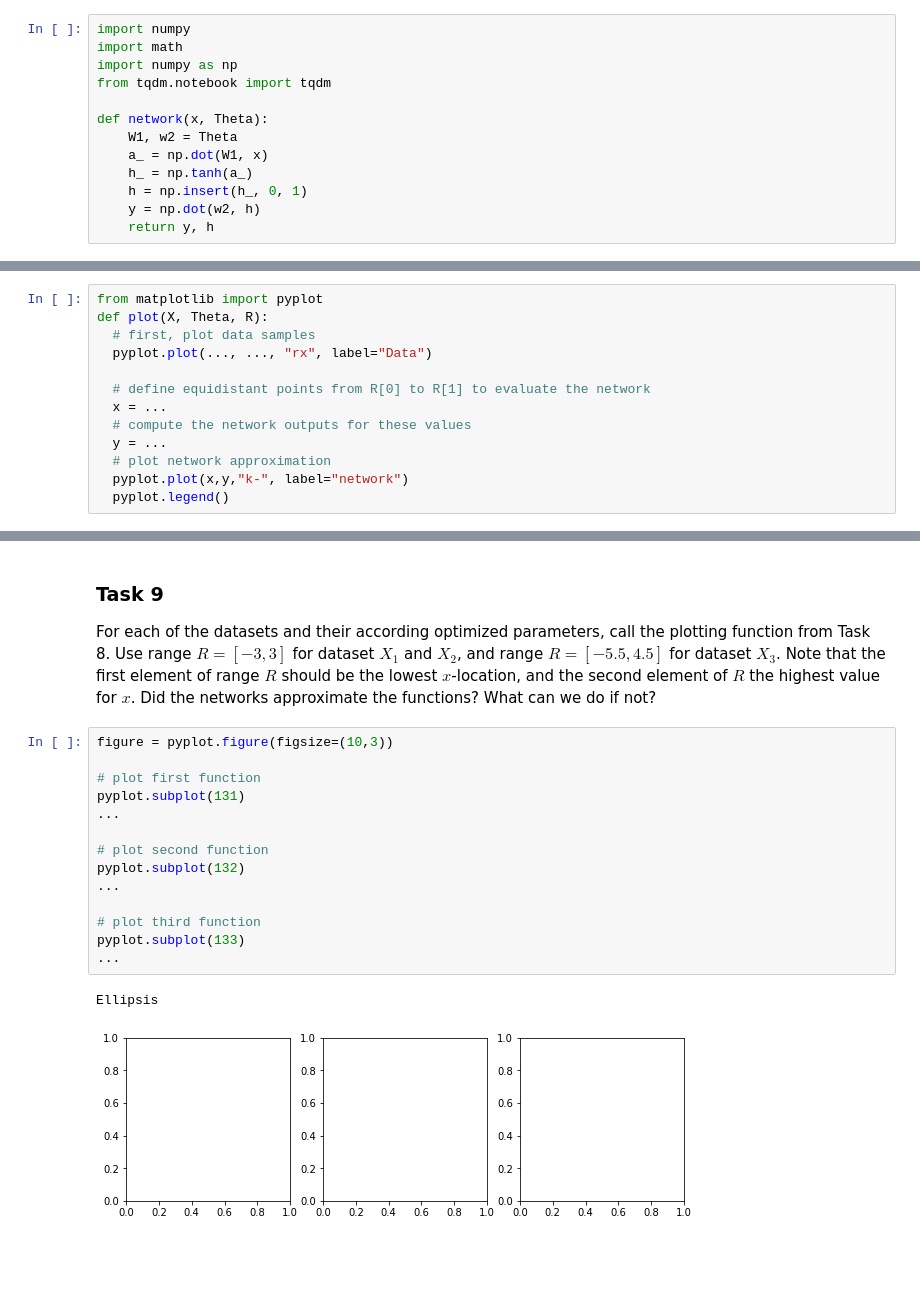
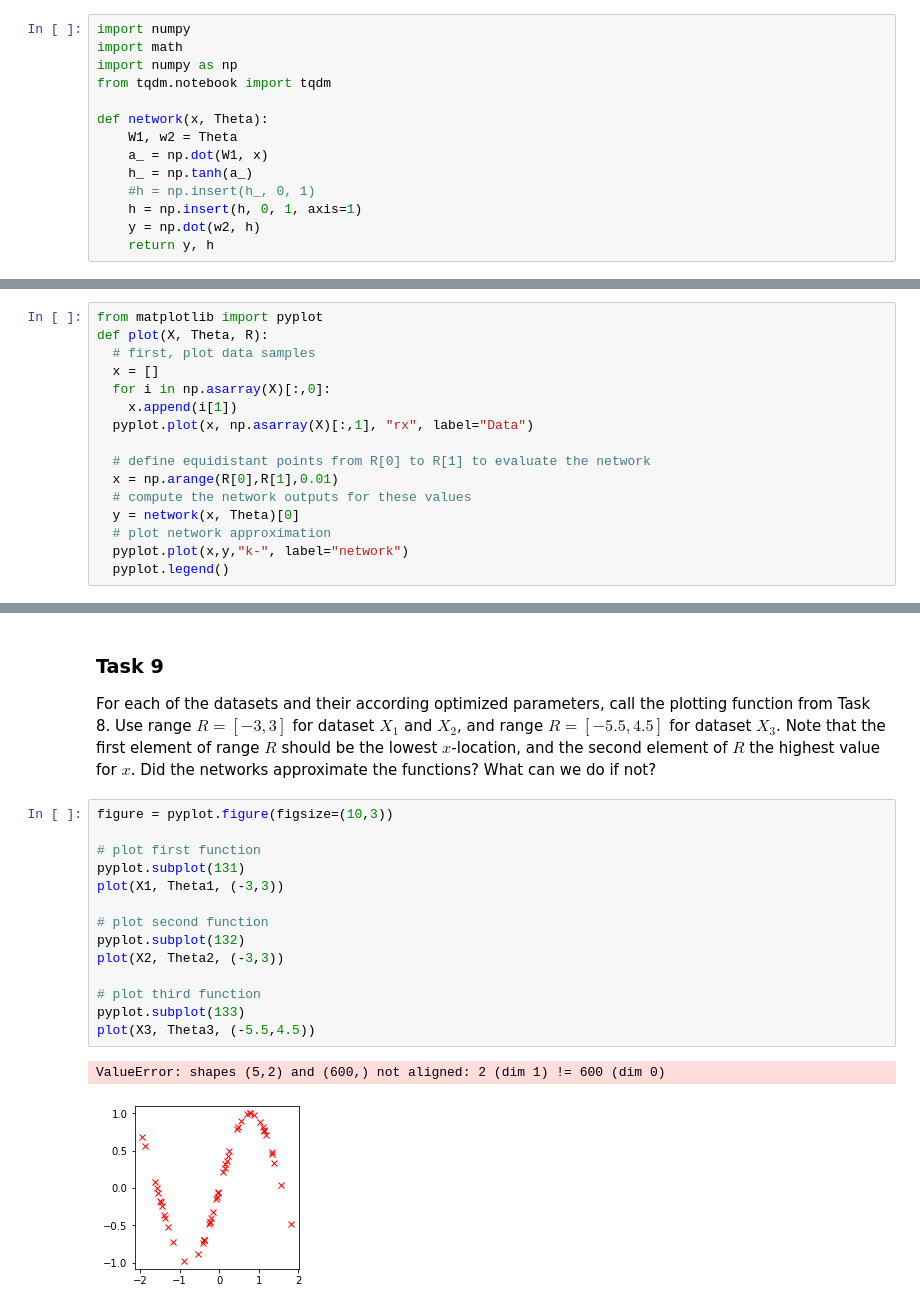
Before and after one commit to acd17sk/Deep-Learning-Projects, a Jupyter notebook: Universal Function Approximator.ipynb, the cells around one changed output, grey strips where cells are left out. Saved outputs shown, nothing was run; the diff lists cells and outputs as text; blank space fills up the shorter version.

Commit message:
trying to do the plots

```diff
--- a/Universal Function Approximator.ipynb
+++ b/Universal Function Approximator.ipynb
@@ -37,7 +37,8 @@ def network(x, Theta):
     W1, w2 = Theta
     a_ = np.dot(W1, x)
     h_ = np.tanh(a_)
-    h = np.insert(h_, 0, 1)
+    #h = np.insert(h_, 0, 1)
+    h = np.insert(h, 0, 1, axis=1)
     y = np.dot(w2, h)
     return y, h
 # %% [markdown]
@@ -372,12 +373,15 @@ Note:
 from matplotlib import pyplot
 def plot(X, Theta, R):
   # first, plot data samples
-  pyplot.plot(..., ..., "rx", label="Data")
+  x = []
+  for i in np.asarray(X)[:,0]:
+    x.append(i[1])
+  pyplot.plot(x, np.asarray(X)[:,1], "rx", label="Data")
 
   # define equidistant points from R[0] to R[1] to evaluate the network
-  x = ...
+  x = np.arange(R[0],R[1],0.01)
   # compute the network outputs for these values
-  y = ...
+  y = network(x, Theta)[0]
   # plot network approximation
   pyplot.plot(x,y,"k-", label="network")
   pyplot.legend()
@@ -388,17 +452,17 @@ For each of the datasets and their according optimized parameters, call the plot
 # %%
 figure = pyplot.figure(figsize=(10,3))
 
 # plot first function
 pyplot.subplot(131)
-...
+plot(X1, Theta1, (-3,3))
 
 # plot second function
 pyplot.subplot(132)
-...
+plot(X2, Theta2, (-3,3))
 
 # plot third function
 pyplot.subplot(133)
-...
+plot(X3, Theta3, (-5.5,4.5))
 # %% [output]
-Ellipsis
+ValueError: shapes (5,2) and (600,) not aligned: 2 (dim 1) != 600 (dim 0)
-[figure, old version]
+[figure, new version]
```
Also changed, not shown: parts of 11 cells of this notebook.
